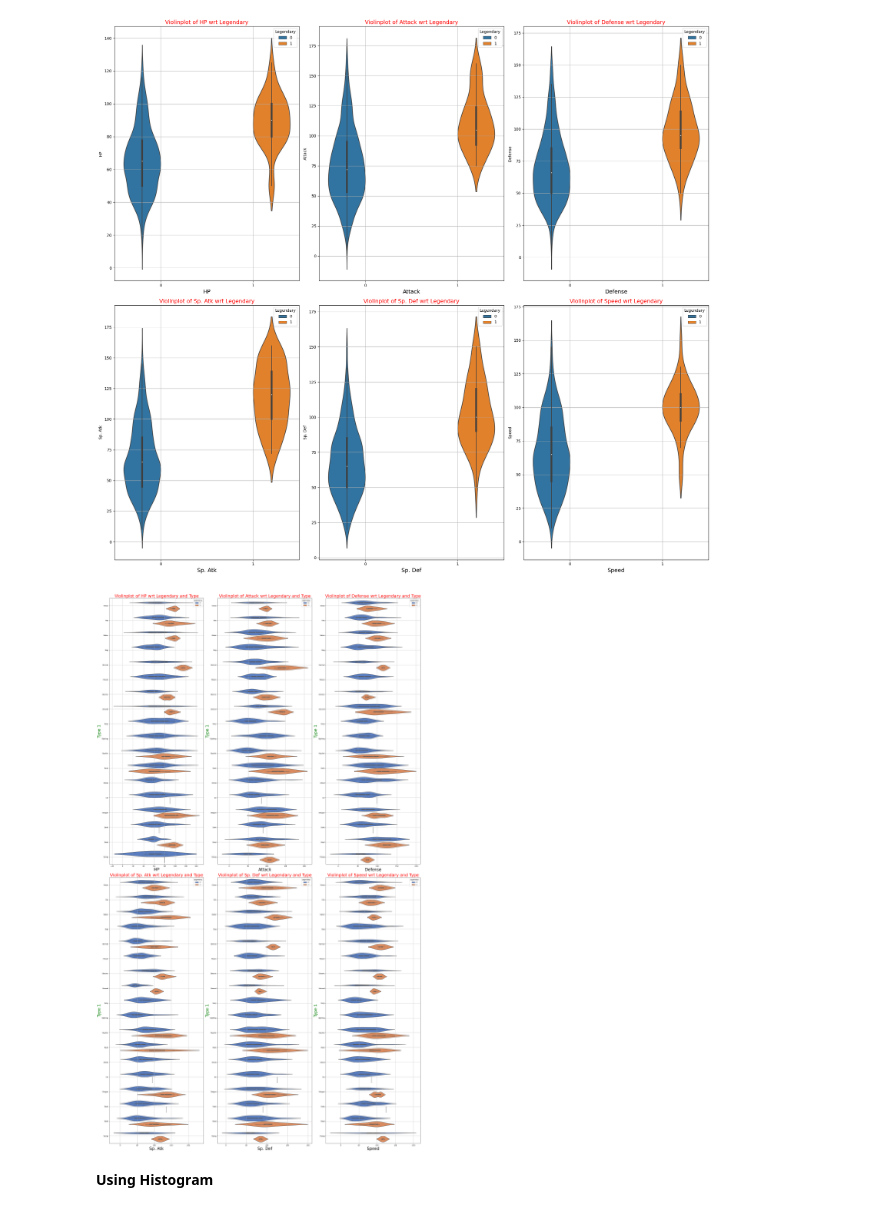
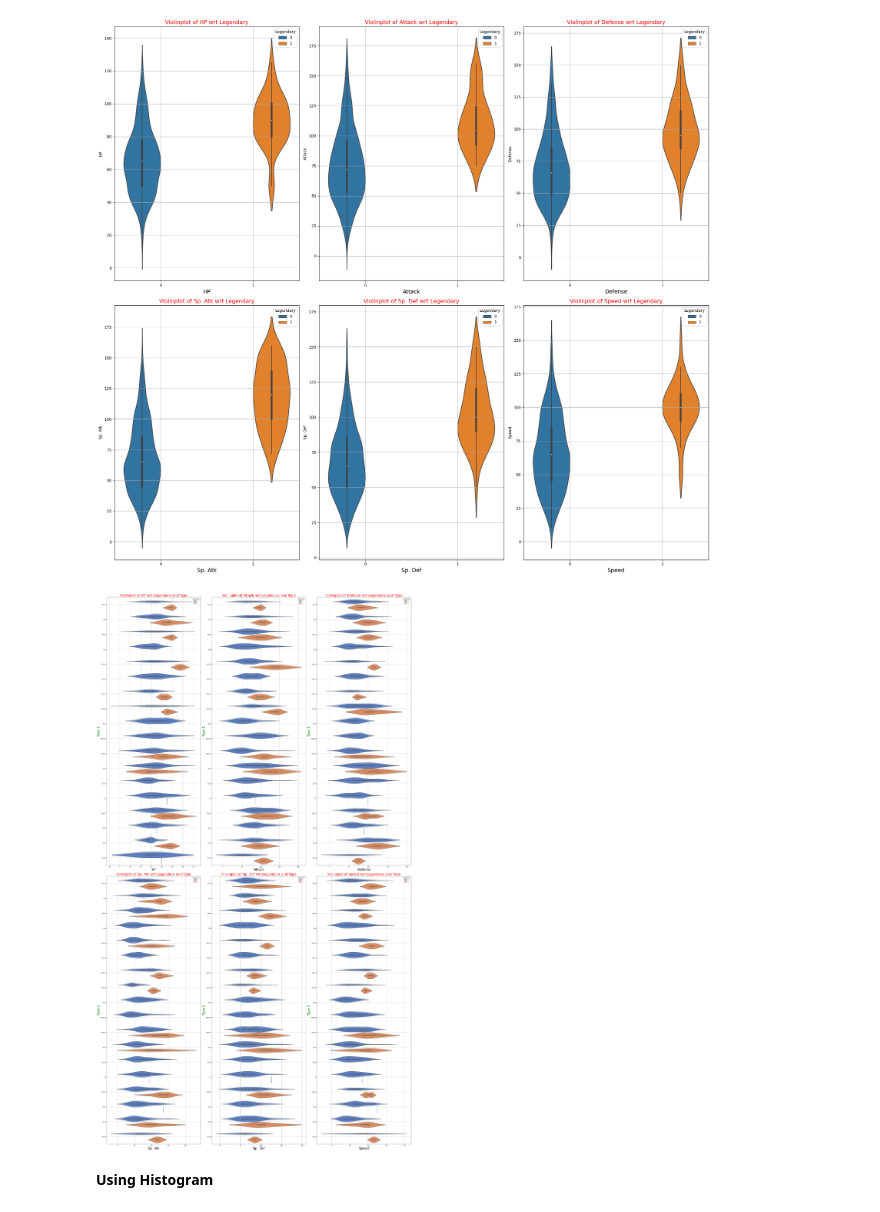
Before and after one commit to aarnab123/Pokemon_Model, a Jupyter notebook: Pokemon_model.ipynb, the cells around one changed output. Drawn from its saved outputs; the diff is of its cells as text; code cells hidden in the pictures.

```diff
--- a/Pokemon_model.ipynb
+++ b/Pokemon_model.ipynb
@@ -164,7 +164,9 @@ df.Generation.value_counts().sort_values(ascending=True).plot(kind='pie',
 [figure]
 # %%
 plt.figure(figsize=(10,6))
-ax = sns.barplot(data=df,y=df['Total'],x=df['Generation'],hue='Legendary',palette='bright')
+ax = sns.barplot(data=df,y=df['Total'],x=df['Generation'],hue='Legendary',palette='bright',errorbar='sd')
+for container in ax.containers:
+    ax.bar_label(container)
 ax.set_xlabel('Generation',fontsize=12)
 ax.set_ylabel('Total Attribute',fontsize=12)
 ax.set_title('Total Attribute and Generation Comparison wrt Legendary',fontsize=16,color='red')
@@ -433,19 +435,19 @@ for i,ax in enumerate(axes.flatten()):
 # %% [output]
 [figure]
 # %%
-fig,axes = plt.subplots(2,3,figsize=(28,48))
+fig,axes = plt.subplots(2,3,figsize=(34,60))
 for i,ax in enumerate(axes.flatten()):
     if i>=len(num_col):
         break
     sns.violinplot(data=df,x=num_col[i],ax=ax,y='Type 1',orient='h',hue='Legendary',palette='muted')
     ax.legend(title='Legendary',loc='best')
     ax.set_title(f'Violinplot of {num_col[i]} wrt Legendary and Type',size=26,color='red')
     ax.set_xlabel(num_col[i],size=25)
     ax.set_ylabel('Type 1', fontsize=25,color='green')
     ax.grid(True)
     plt.tight_layout()
 # %% [output]
-[figure, old version]
+[figure, new version]
 # %% [markdown]
 **Using Histogram**
 # %%
```
Also changed, not shown: parts of 11 cells of this notebook.
